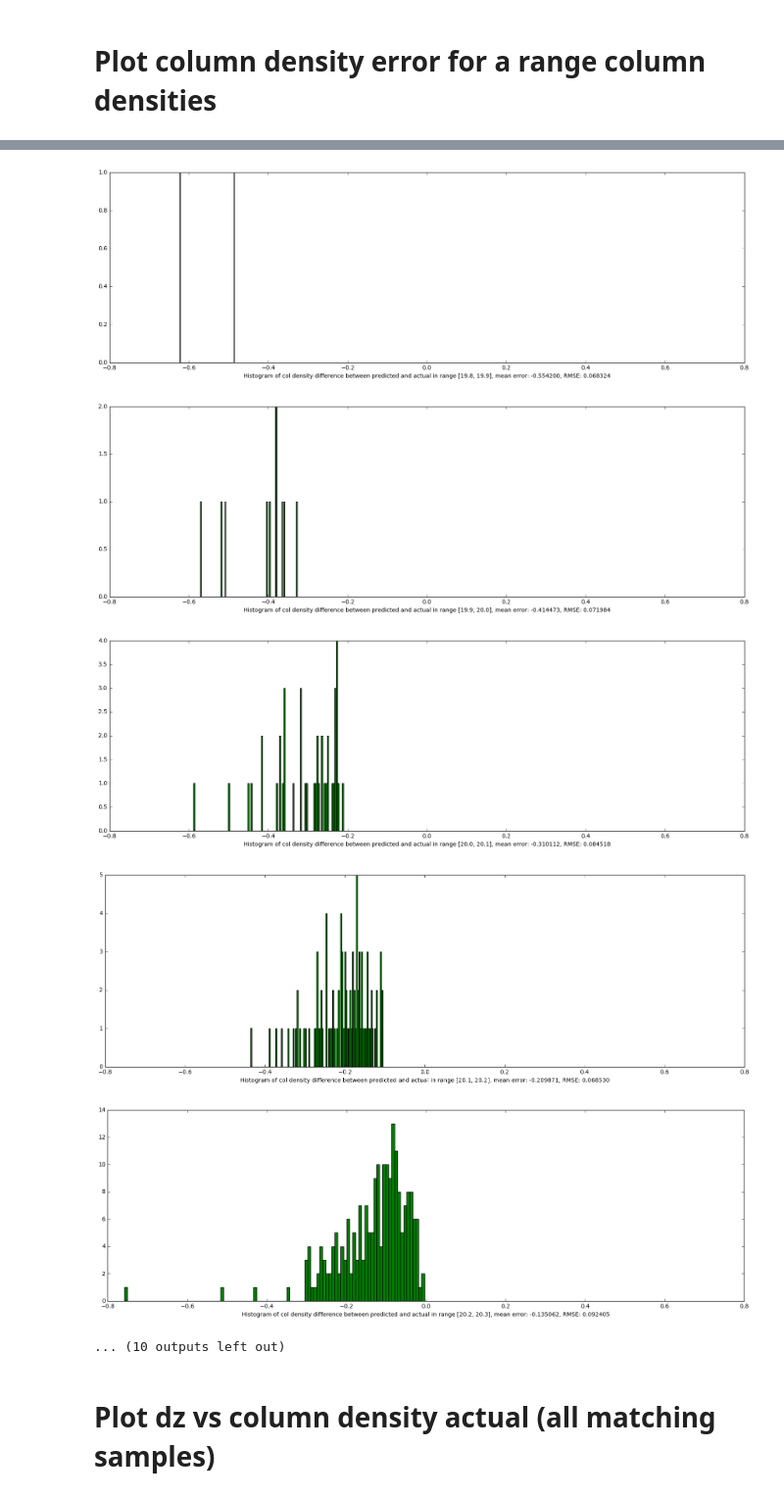
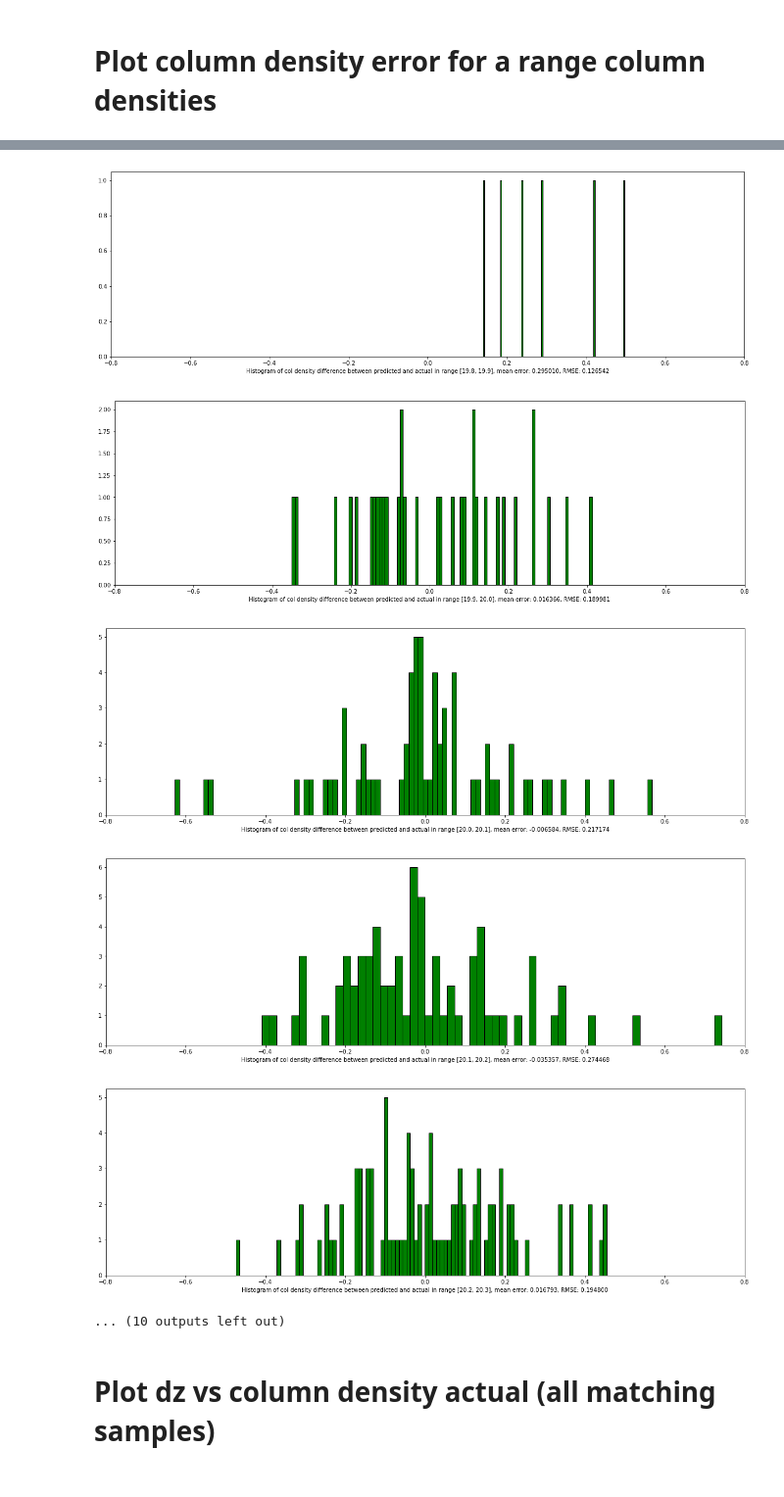
Before and after one commit to DeepIGM/dla_cnn, a Jupyter notebook: docs/nb/Analyze_Results.ipynb, the cells around one changed output, grey strips where cells are left out. Shown at 98% size. Saved outputs shown, nothing was run; the diff lists cells and outputs as text; code cells hidden in the pictures.

```diff
--- a/docs/nb/Analyze_Results.ipynb
+++ b/docs/nb/Analyze_Results.ipynb
@@ -50,11 +55,14 @@ base_dir = "../.."
 # results_file = base_dir + "/tmp/model_v4.4.1_data_dlas5k96451/predictions.json"
 # gensample_actuals = base_dir + "/data/gensample_hdf5_files/test_96451_5000.json"
 
-results_file = base_dir + "/tmp/model_v6.1.1_data_testdlas5k96451/predictions.json"
-gensample_actuals = base_dir + "/data/gensample_hdf5_files/test_96451_5000.json"
+# results_file = base_dir + "/tmp/model_v7.1.1_data_testdlas5k96451/predictions.json"
+# gensample_actuals = base_dir + "/data/gensample_hdf5_files/test_dlas_96451_5000.json"
 
-# results_file = base_dir + "/tmp/model_v6.1.1_data_dr5/predictions.json"
-# gensample_actuals = base_dir + "/data/dr5_ground_truth.json"
+# results_file = base_dir + "/tmp/model_v7.1.1_data_testdlas10k96629/predictions.json"
+# gensample_actuals = base_dir + "/data/gensample_hdf5_files/test_dlas_96629_10000.json"
+
+results_file = base_dir + "/tmp/model_v7.1.1_data_dr5/predictions.json"
+gensample_actuals = base_dir + "/data/dr5_ground_truth.json"
 # %%
 # Read JSON files
 with open(results_file,'r') as rf, open(gensample_actuals,'r') as gs:
@@ -92,9 +100,9 @@ def validate_sightline(prediction, actual):
         matches = False
         for pred_dla in prediction['dlas']:
             dla_z = pred_dla['z_dla']
-            if abs(dla_z - act_dla['zabs']) < EPSILON:
+            if abs(dla_z - act_dla['zabs']) < EPSILON and pred_dla['type'] != "LYB":
                 matches = True
-        if not matches:
+        if not matches and act_dla['NHI'] >= 20.30:
             false_negatives.append(act_dla)
 
     return false_positives, false_negatives, col_density_error, offset_error
@@ -172,14 +223,14 @@ for crange in [[19.2,19.3],
                [20.6,20.7],
                [20.7,20.8],
                [20.8,20.9],
-               [20.9,21.2],
-               [21.2,21.5],
-               [21.5,21.8],
-               [21.8,22.4]]:
+               [20.9,21.1],
+               [21.1,21.4],
+               [21.4,21.7],
+               [21.7,22.5]]:
     inrange_coldensity_matrix = all_coldensity_matrix[(all_coldensity_matrix[:,2]>=crange[0])& \
                                                        (all_coldensity_matrix[:,2]<crange[1]),0:2]
     plt.figure(figsize=(20, 6))
-    plt.hist(inrange_coldensity_matrix[:,1], 100, facecolor='green');
+    plt.hist(inrange_coldensity_matrix[:,1], 100, facecolor='green', edgecolor='k');
     plt.xlabel(
         "Histogram of col density difference between predicted and actual in range %s, mean error: %06f, RMSE: %06f" \
         % (str(crange), np.mean(inrange_coldensity_matrix[:,1]), np.std(inrange_coldensity_matrix[:,1])))
@@ -188,12 +239,14 @@ for crange in [[19.2,19.3],
             np.mean(inrange_coldensity_matrix[:,1]), \
             np.std(inrange_coldensity_matrix[:,1])
 
-# print full_coldensity_matrix[0:3,:]
 np.set_printoptions(precision=30)
 print np.polyfit(all_coldensity_matrix[:,0], all_coldensity_matrix[:,1], 3)
 with open('data.txt', 'w') as outfile:
     np.savetxt(outfile, all_coldensity_matrix)
-    #json.dump(full_coldensity_matrix[:,0:2].tolist(), outfile, indent=4)
+
+np.set_printoptions(suppress=True)
+errors = all_coldensity_matrix[all_coldensity_matrix[:,1].argsort()]
+print "\n\nall_coldensity_matrix", "\n", errors[0:3,:], "\n", errors[-3:,:]
 # %% [output]
 [19.2, 19.3] (0, 2) nan nan
 [19.3, 19.4] (0, 2) nan nan
@@ -221,8 +274,8 @@ with open('data.txt', 'w') as outfile:
-[figure, old version]
+[figure, new version]
-[figure, old version]
+[figure, new version]
-[figure, old version]
+[figure, new version]
-[figure, old version]
+[figure, new version]
-[figure, old version]
+[figure, new version]
 ... (10 outputs left out)
 # %% [markdown]
 # Plot dz vs column density actual (all matching samples)
```
Also changed, not shown: parts of 23 cells of this notebook, 28 other files.
